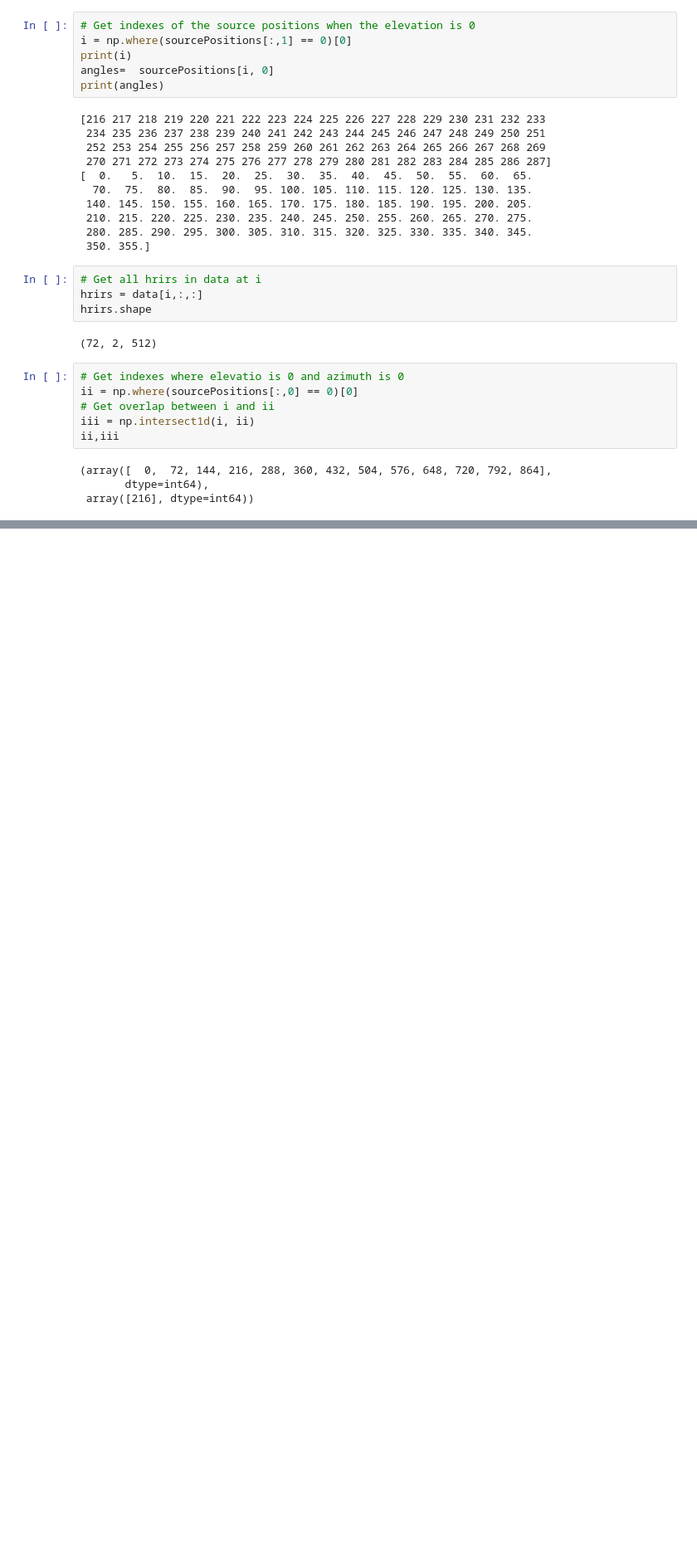
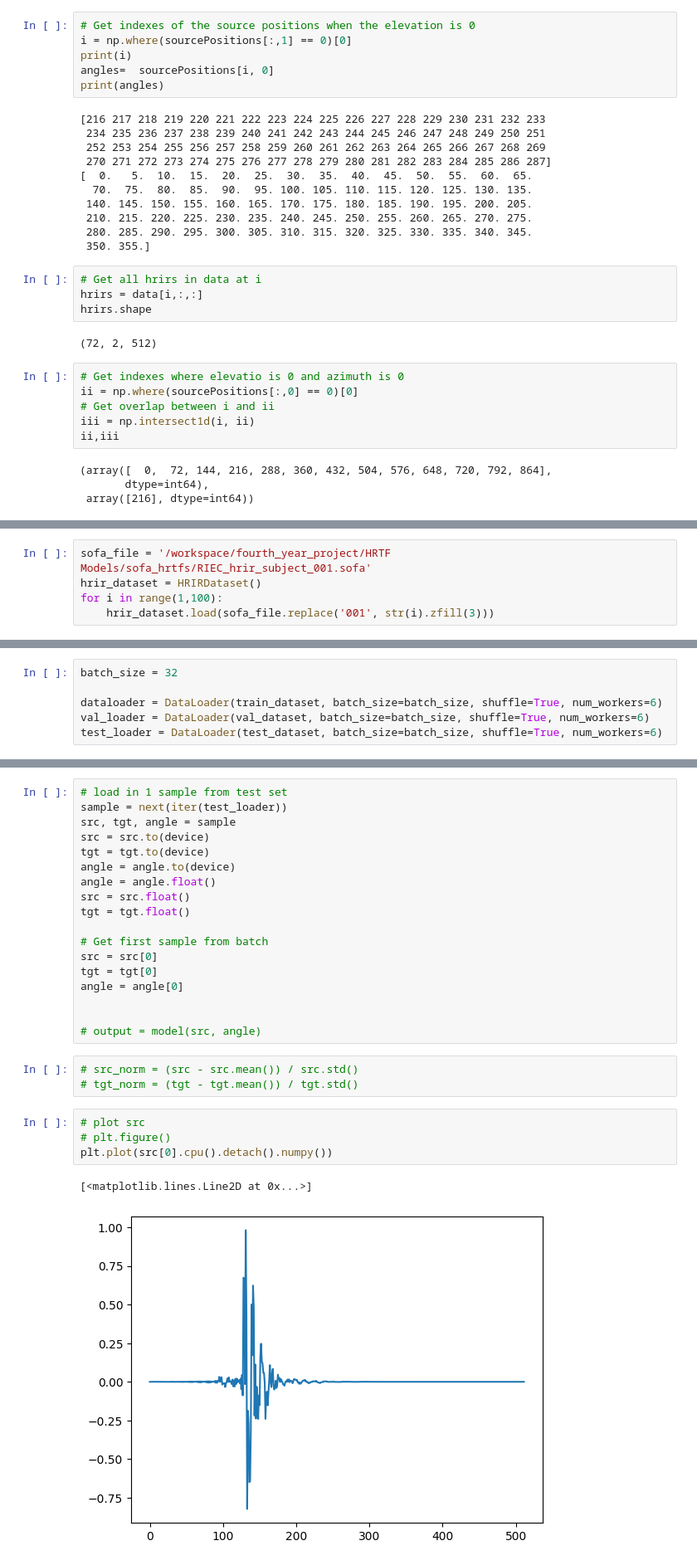
Before and after one commit to will-sloan/fourth_year_project, a Jupyter notebook: HRTF Models/main.ipynb, the cells around one changed output, grey strips where cells are left out. Shown: that part at 83% size. Drawn from its saved outputs; the diff is of its cells as text; blank space fills up the shorter version.

Commit message:
maybe a working model

```diff
--- a/HRTF Models/main.ipynb
+++ b/HRTF Models/main.ipynb
@@ -402,0 +104,5 @@ plt.plot(output[0,0,:].detach().cpu().numpy())
+# %%
+sofa_file = '/workspace/fourth_year_project/HRTF Models/sofa_hrtfs/RIEC_hrir_subject_001.sofa'
+hrir_dataset = HRIRDataset()
+for i in range(1,100):
+    hrir_dataset.load(sofa_file.replace('001', str(i).zfill(3)))
@@ -402,0 +137,6 @@ plt.plot(output[0,0,:].detach().cpu().numpy())
+# %%
+batch_size = 32
+
+dataloader = DataLoader(train_dataset, batch_size=batch_size, shuffle=True, num_workers=6)
+val_loader = DataLoader(val_dataset, batch_size=batch_size, shuffle=True, num_workers=6)
+test_loader = DataLoader(test_dataset, batch_size=batch_size, shuffle=True, num_workers=6)
@@ -402,0 +274,28 @@ plt.plot(output[0,0,:].detach().cpu().numpy())
+# %%
+# load in 1 sample from test set
+sample = next(iter(test_loader))
+src, tgt, angle = sample
+src = src.to(device)
+tgt = tgt.to(device)
+angle = angle.to(device)
+angle = angle.float()
+src = src.float()
+tgt = tgt.float()
+
+# Get first sample from batch
+src = src[0]
+tgt = tgt[0]
+angle = angle[0]
+
+
+# output = model(src, angle)
+# %%
+# src_norm = (src - src.mean()) / src.std()
+# tgt_norm = (tgt - tgt.mean()) / tgt.std()
+# %%
+# plot src
+# plt.figure()
+plt.plot(src[0].cpu().detach().numpy())
+# %% [output]
+[<matplotlib.lines.Line2D at 0x...>]
+[figure, added]
```
Also changed, not shown: parts of 50 cells of this notebook, 14 other files.
